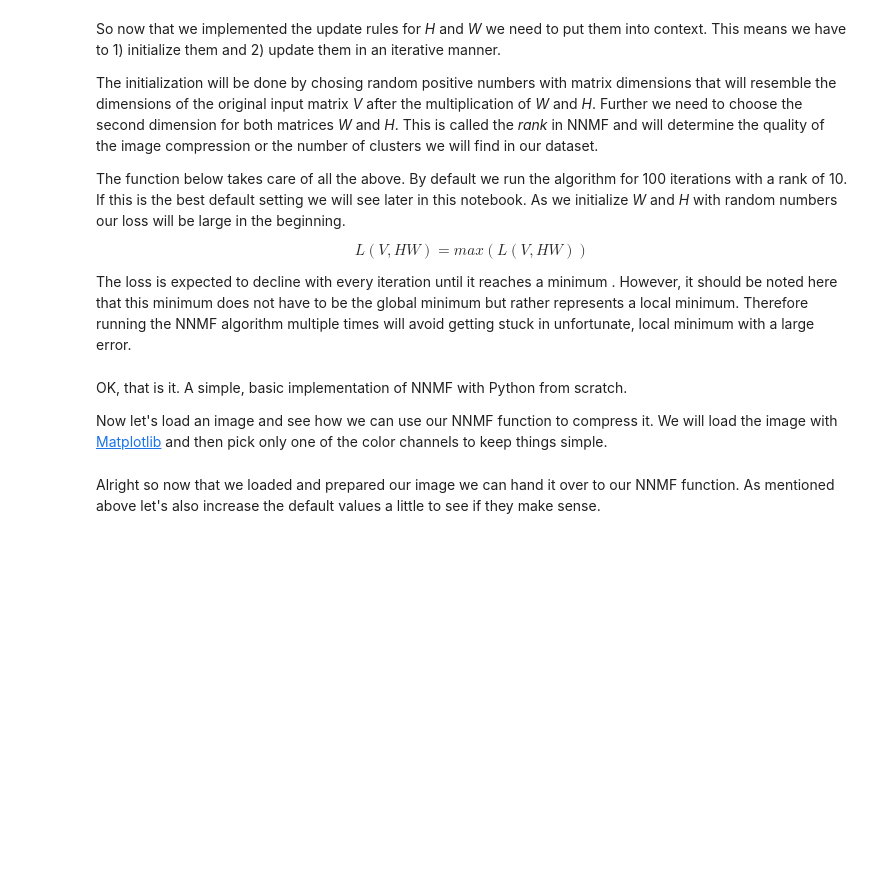
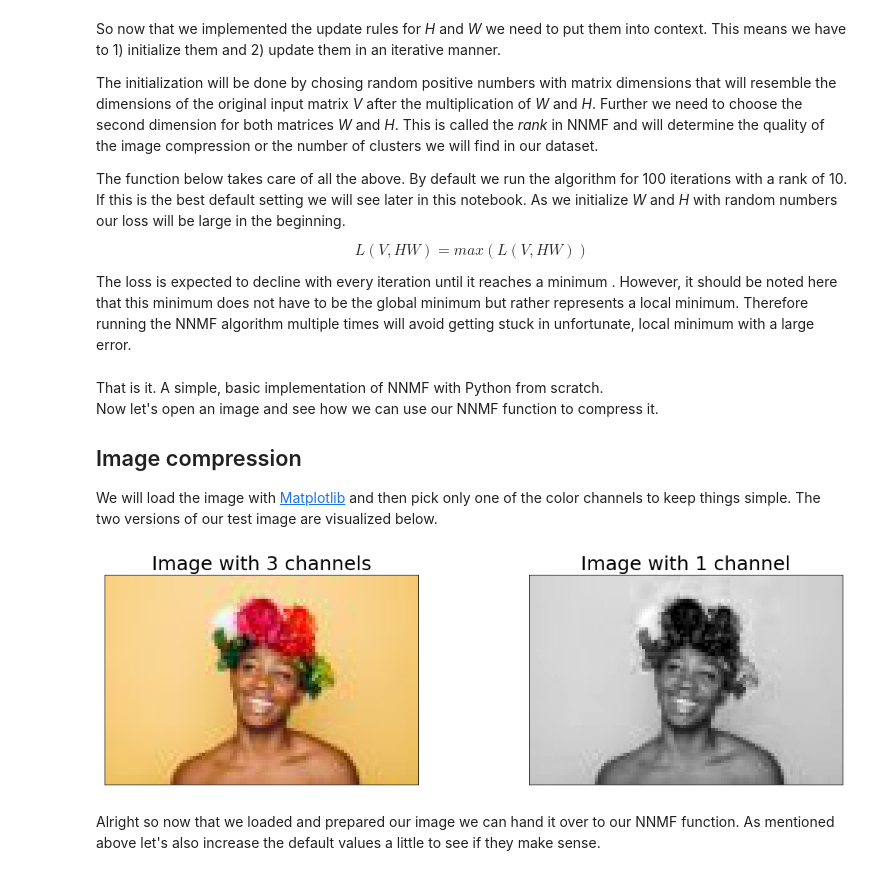
Before and after one commit to akcarsten/Non_Negative_Matrix_Factorization, a Jupyter notebook: Non_Negative_Matrix_Factorization.ipynb, the cells around one changed output. Saved outputs shown, nothing was run; the diff lists cells and outputs as text; code cells hidden in the pictures; blank space fills up the shorter version.

Commit message:
first version with text done

```diff
--- a/Non_Negative_Matrix_Factorization.ipynb
+++ b/Non_Negative_Matrix_Factorization.ipynb
@@ -72,6 +72,9 @@ def do_nnmf(V, rank=10, iter=100):
 
     return H, W, loss
 # %% [markdown]
-OK, that is it. A simple, basic implementation of NNMF with Python from scratch.
+That is it. A simple, basic implementation of NNMF with Python from scratch.\
+Now let's open an image and see how we can use our NNMF function to compress it.
 
-Now let's load an image and see how we can use our NNMF function to compress it. We will load the image with [Matplotlib](https://matplotlib.org/) and then pick only one of the color channels to keep things simple.
+## Image compression
+
+We will load the image with [Matplotlib](https://matplotlib.org/) and then pick only one of the color channels to keep things simple. The two versions of our test image are visualized below.
@@ -83,3 +81,23 @@ V = img[:, :, 1] # only use one color channel
+# %%
+img = plt.imread("./images/small.jpg")
+V = img[:, :, 1] # only use one color channel
+
+# Visualize the image
+fig, ax = plt.subplots(1, 2, figsize=[18, 5])
+
+ax[0].imshow(img)
+ax[0].set_title('Image with 3 channels', fontsize=25)
+ax[0].set_xticks([])
+ax[0].set_yticks([])
+
+ax[1].set_title('Image with 1 channel',fontsize=25)
+ax[1].imshow(V, cmap='gray')
+ax[1].set_xticks([])
+ax[1].set_yticks([])
+
+plt.show()
+# %% [output]
+[figure, added]
 # %% [markdown]
 Alright so now that we loaded and prepared our image we can hand it over to our NNMF function. As mentioned above let's also increase the default values a little to see if they make sense.
 # %%
```
Also changed, not shown: parts of 14 cells of this notebook.
